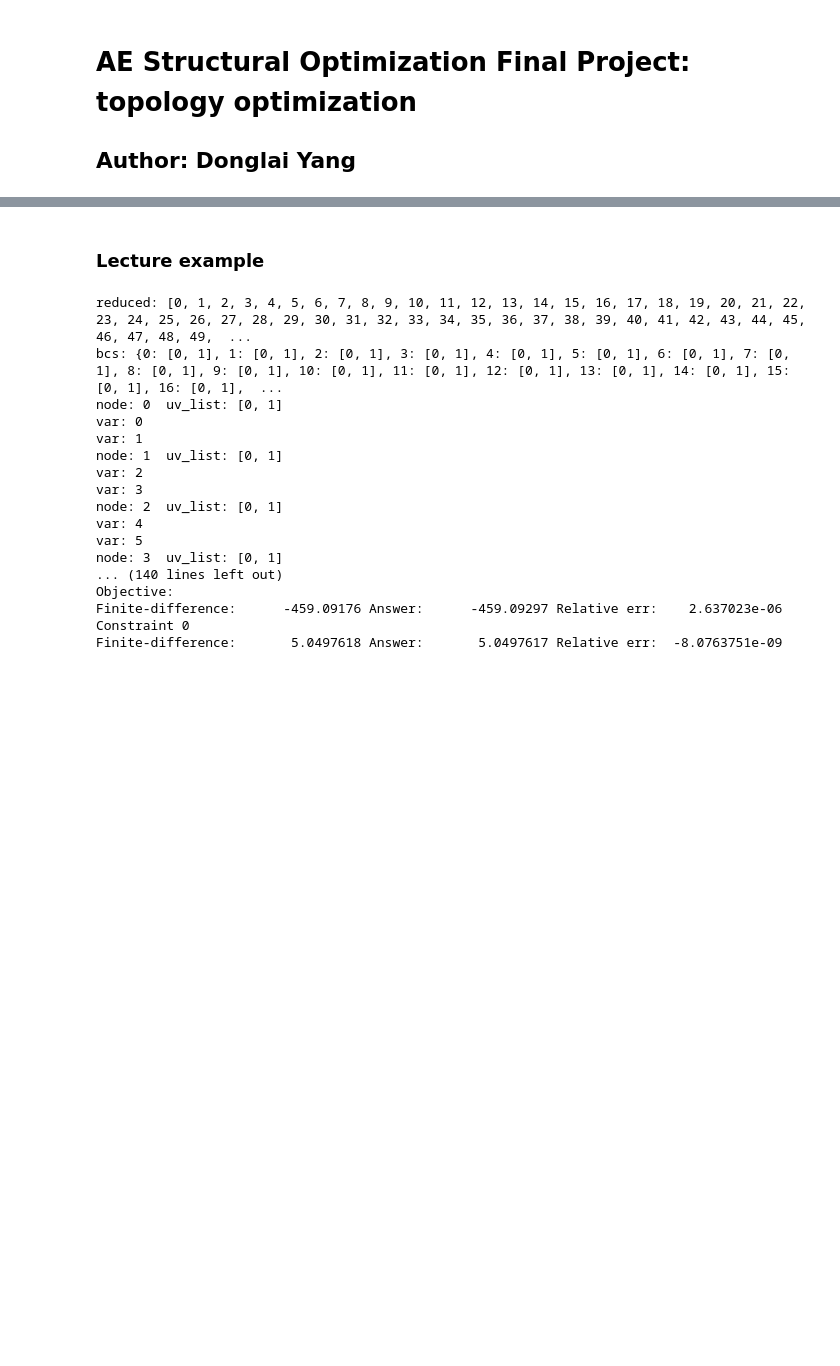
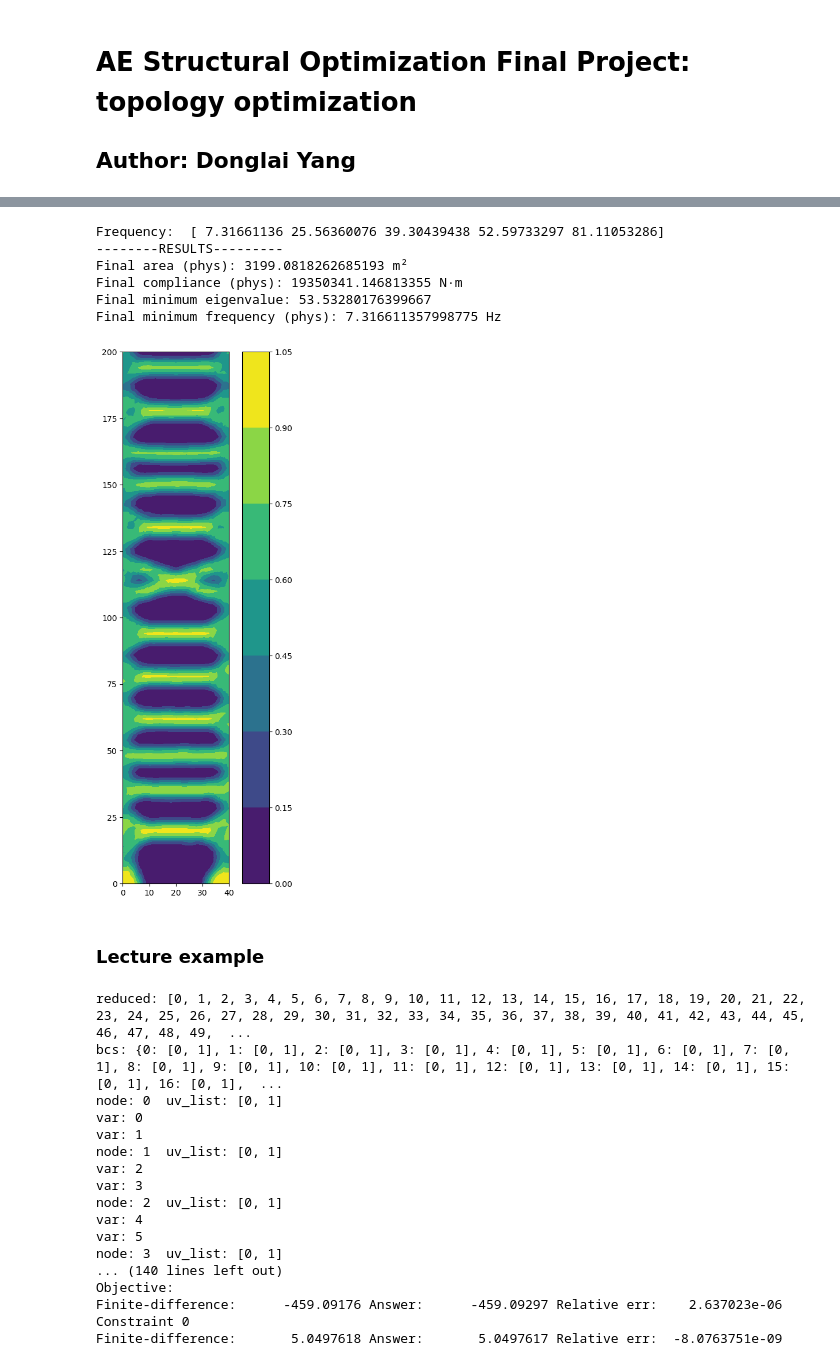
Before and after one commit to alastairyang/structural-topology-optimization, a Jupyter notebook: project-Donglai-Yang.ipynb, the cells around one changed output, grey strips where cells are left out. Cells and saved outputs as stored; diff of their text form; code cells hidden in the pictures; blank space fills up the shorter version.

```diff
--- a/project-Donglai-Yang.ipynb
+++ b/project-Donglai-Yang.ipynb
@@ -1410,3 +1482,39 @@ for i in range(total_iter):
+# %%
+# compute the mass, compliance, and the minimum frequency
+final_area = ps.compute_area(mma.x)
+final_compliance = ps.compliance(mma.x)
+final_lambda = ps.ks_min_eigenvalue(mma.x, k=5)[0]
+print("Frequency: ", ps.frequencies(mma.x, k=5)[0])
+
+print("--------RESULTS---------")
+if nondim_flag:
+    print(f"Final area (nondim): {final_area}")
+    print(f"Final area (phys): {scaling.unscale_area(final_area)} m²")
+    print(f"Final compliance (nondim): {final_compliance}")
+    print(f"Final compliance (phys): {scaling.unscale_stress(final_compliance)} N·m")
+    print(f"Final minimum eigenvalue: {final_lambda}")
+    final_min_freq = np.sqrt(final_lambda)
+    print(f"Final minimum frequency (nondim): {final_min_freq}")
+    print(f"Final minimum frequency (phys): {scaling.unscale_frequency(final_min_freq)} Hz")
+else:
+    print(f"Final area (phys): {final_area} m²")
+    print(f"Final compliance (phys): {final_compliance} N·m")
+    print(f"Final minimum eigenvalue: {final_lambda}")
+    final_min_freq = np.sqrt(final_lambda)
+    print(f"Final minimum frequency (phys): {final_min_freq} Hz")
+# create a figure ax to pass to fltr.plot
+plt.figure(figsize=(6, 12))
+ax = plt.gca()
+fltr.plot(fltr.apply_filter(mma.x), ax)
+plt.show()
+# %% [output]
+Frequency:  [ 7.31661136 25.56360076 39.30439438 52.59733297 81.11053286]
+--------RESULTS---------
+Final area (phys): 3199.0818262685193 m²
+Final compliance (phys): 19350341.146813355 N·m
+Final minimum eigenvalue: 53.53280176399667
+Final minimum frequency (phys): 7.316611357998775 Hz
+[figure, added]
 # %% [markdown]
 ### Lecture example
 # %%
```
Also changed, not shown: parts of 4 cells of this notebook.
